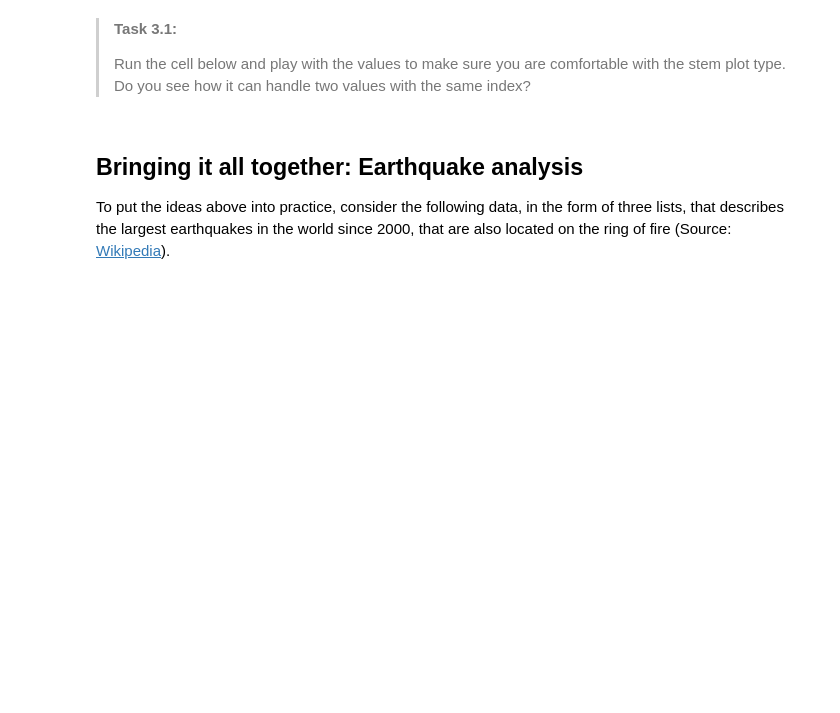
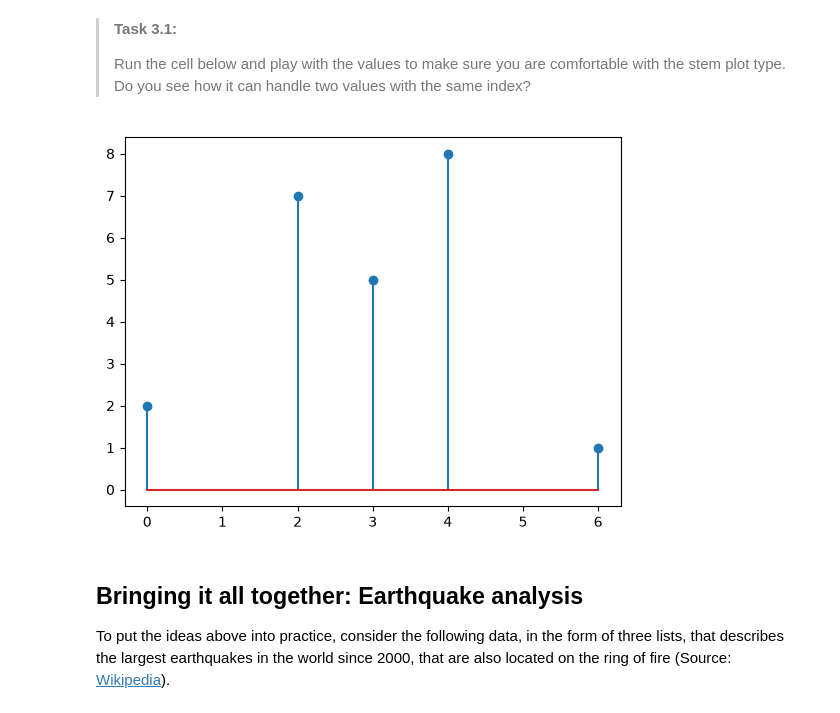
Before and after one commit to Charliephben/PA2.3, a Jupyter notebook: 3_stem_plots.ipynb, the cells around one changed output. Drawn from its saved outputs; the diff is of its cells as text; code cells hidden in the pictures; blank space fills up the shorter version.

```diff
--- a/3_stem_plots.ipynb
+++ b/3_stem_plots.ipynb
@@ -11,9 +11,11 @@ You have probably used the matplotlib plot types `plot`, `hist` and `scatter` fr
 > Run the cell below and play with the values to make sure you are comfortable with the stem plot type. Do you see how it can handle two values with the same index?
 # %%
 value = [2, 7, 5, 1, 8]
-index = [0, 2, 2, 6, 4]
-plt.plot(index, value, 'o')
+index = [0, 2, 3, 6, 4]
+#plt.plot(index, value, 'o')
 plt.stem(index, value);
+# %% [output]
+[figure, added]
 # %% [markdown]
 ## Bringing it all together: Earthquake analysis
 
```
Also changed, not shown: parts of 2 cells of this notebook, 6 other files.
